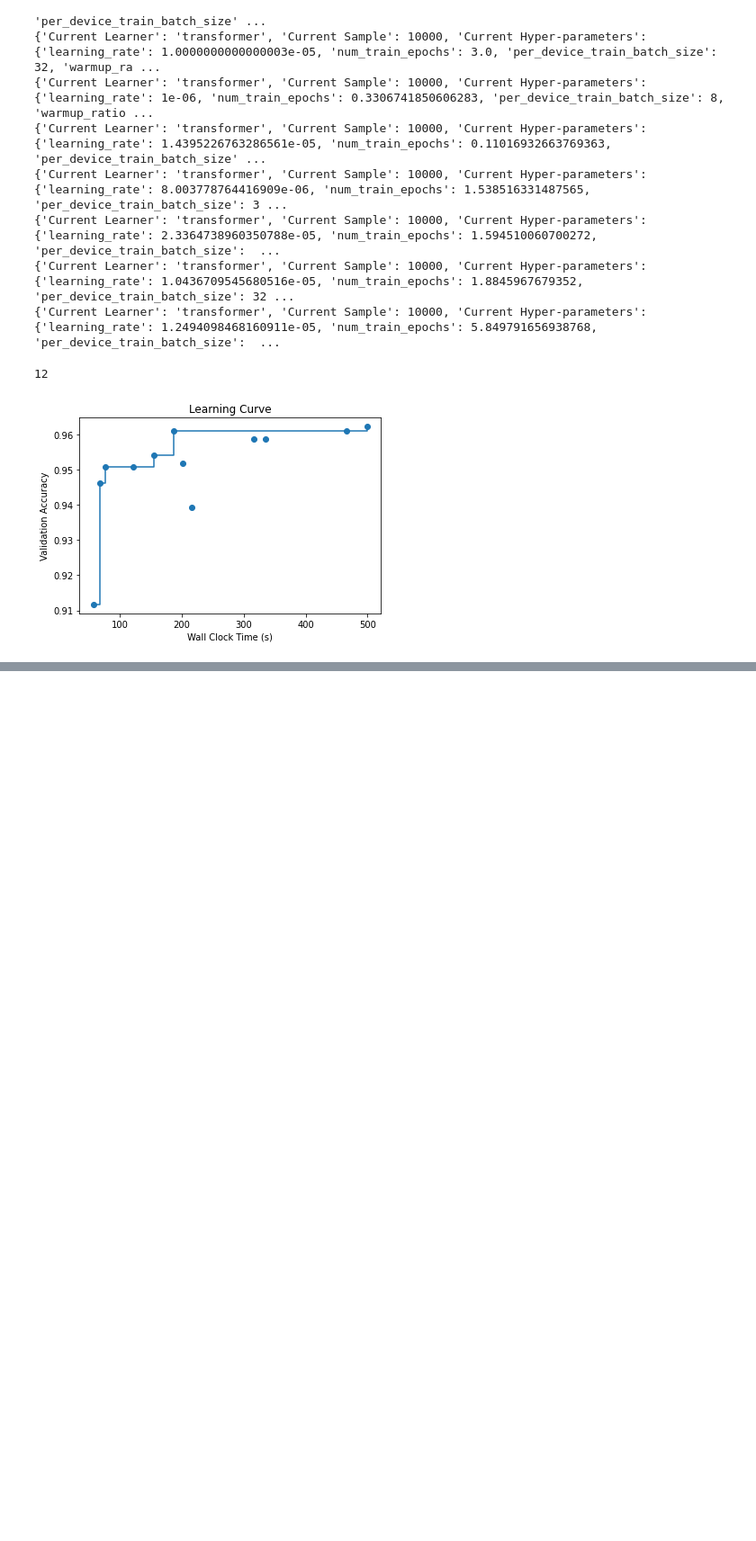
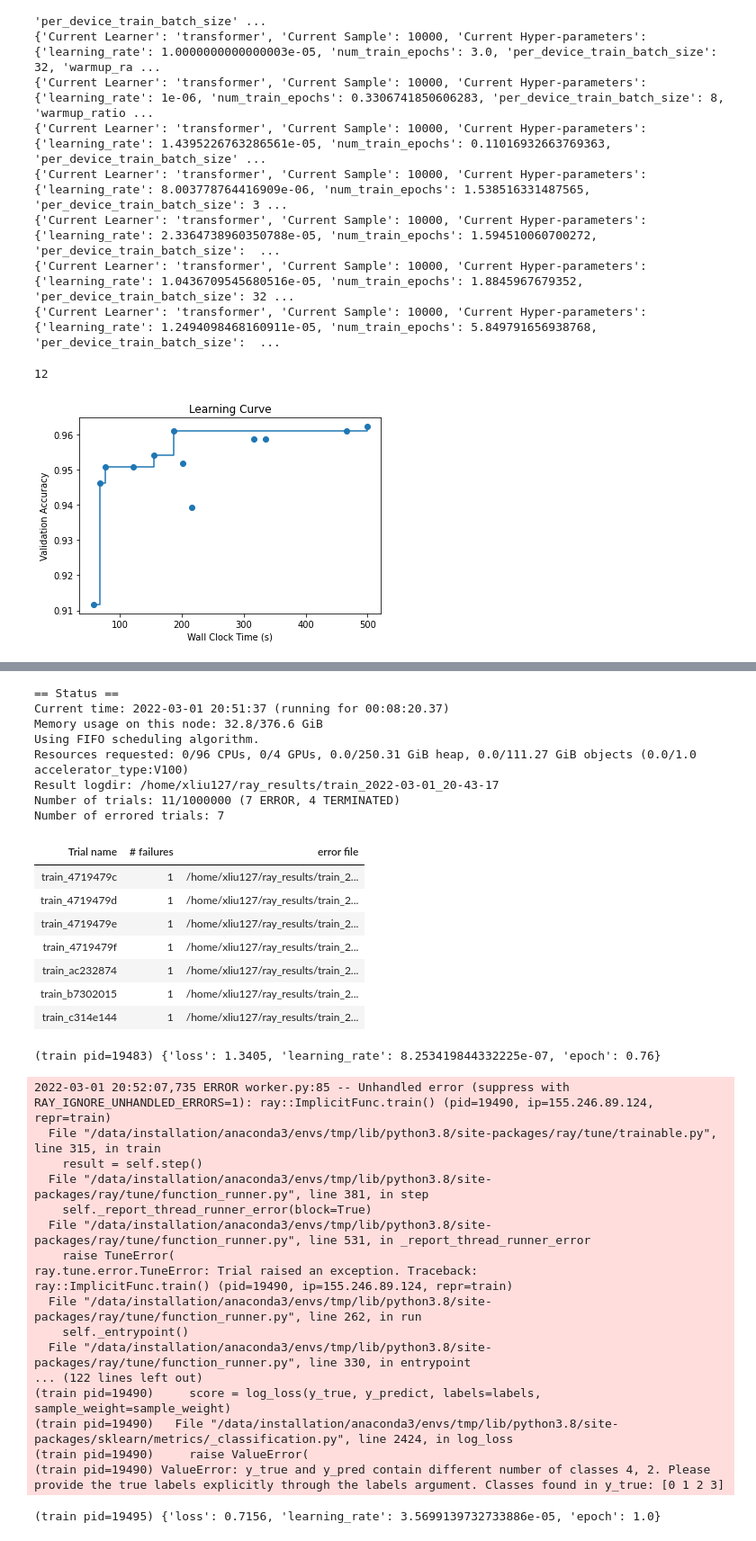
Before and after one commit to microsoft/FLAML, a Jupyter notebook: notebook/automl_nlp.ipynb, the cells around one changed output, grey strips where cells are left out. Shown: that part at 90% size. Cells and saved outputs as stored; diff of their text form; code cells hidden in the pictures; blank space fills up the shorter version.

```diff
--- a/notebook/automl_nlp.ipynb
+++ b/notebook/automl_nlp.ipynb
@@ -49,8 +49,8 @@ The Stanford Sentiment treebank (SST-2) dataset is a dataset for sentiment class
 # %%
 from datasets import load_dataset
 
-train_dataset = load_dataset("glue", "sst2", split="train").to_pandas().iloc[0:10000]
-dev_dataset = load_dataset("glue", "sst2", split="validation").to_pandas().iloc[0:10000]
+train_dataset = load_dataset("glue", "sst2", split="train").to_pandas().iloc[:10000]
+dev_dataset = load_dataset("glue", "sst2", split="validation").to_pandas().iloc[:10000]
 test_dataset = load_dataset("glue", "sst2", split="test").to_pandas()
 # %% [output]
 Reusing dataset glue (/home/xliu127/.cache/huggingface/datasets/glue/sst2/1.0.0/dacbe3125aa31d7f70367a07a8a9e72a5a0bfeb5fc42e75c9db75b96da6053ad)
@@ -266,8 +265,26 @@ For each task, you only have to change the "Load data and preprocess" with the c
 # %%
 from datasets import load_dataset
 
-train_dataset = load_dataset("swag", split="train").to_pandas()
-dev_dataset = load_dataset("swag", split="validation").to_pandas()
-test_dataset = load_dataset("swag", split="test").to_pandas()
+train_dataset = load_dataset("swag", split="train").to_pandas().iloc[:10000]
+dev_dataset = load_dataset("swag", split="validation").to_pandas().iloc[:10000]
+test_dataset = load_dataset("swag", split="test").to_pandas().iloc[:10000]
+
+custom_sent_keys = [
+        "sent1",
+        "sent2",
+        "ending0",
+        "ending1",
+        "ending2",
+        "ending3",
+        "gold-source",
+        "video-id",
+        "startphrase",
+        "fold-ind",
+    ]                                                  # specify the column names of the input sentences
+label_key = "label"                                    # specify the column name of the label
+
+X_train, y_train = train_dataset[custom_sent_keys], train_dataset[label_key]
+X_val, y_val = dev_dataset[custom_sent_keys], dev_dataset[label_key]
+X_test = test_dataset[custom_sent_keys]
 # %% [output]
 No config specified, defaulting to: swag/regular
@@ -283,3 +299,55 @@ train_dataset.head(2)
 |  | video-id | fold-ind | startphrase | sent1 | sent2 | gold-source | ending0 | ending1 | ending2 | ending3 | ... |
 | 0 | anetv_jkn6uvmqwh4 | 3416 | Members of the procession walk do... | Members of the procession walk do... | A drum line | gold | passes by walking down the street... | has heard approaching them. | arrives and they're outside danci... | turns the lead singer watches the... | ... |
 | 1 | anetv_jkn6uvmqwh4 | 3417 | A drum line passes by walking dow... | A drum line passes by walking dow... | Members of the procession | gen | are playing ping pong and celebra... | wait slowly towards the cadets. | continues to play as well along t... | continue to play marching, inters... | ... |
+# %%
+automl_settings = {
+        "time_budget": 500,                 # setting the time budget
+        "task": "multichoice-classification",       # setting the task as multiplechoice-classification
+        "hf_args":
+            {"output_dir": "data/output/",  # setting the output directory
+             "ckpt_per_epoch": 1           # setting the number of checkoints per epoch
+             },
+        "gpu_per_trial": 1,                 # set to 0 if no GPU is available
+        "log_file_name": "seqclass.log",    # set the file to save the log for HPO
+        "log_type": "all",                  # the log type for checkpoints: all if keeping all checkpoints, best if only keeping the best checkpoints                        # the batch size for validation (inference)
+        "use_ray": True,                     # set whether to use Ray
+    }
+
+'''The main flaml automl API'''
+automl.fit(X_train=X_train, y_train=y_train, X_val=X_val, y_val=y_val, **automl_settings)
+# %% [output]
+== Status ==
+Current time: 2022-03-01 20:51:37 (running for 00:08:20.37)
+Memory usage on this node: 32.8/376.6 GiB
+Using FIFO scheduling algorithm.
+Resources requested: 0/96 CPUs, 0/4 GPUs, 0.0/250.31 GiB heap, 0.0/111.27 GiB objects (0.0/1.0 accelerator_type:V100)
+Result logdir: /home/xliu127/ray_results/train_2022-03-01_20-43-17
+Number of trials: 11/1000000 (7 ERROR, 4 TERMINATED)
+Number of errored trials: 7
+| Trial name | # failures | error file |
+| train_4719479c | 1 | /home/xliu127/ray_results/train_2... |
+| train_4719479d | 1 | /home/xliu127/ray_results/train_2... |
+| train_4719479e | 1 | /home/xliu127/ray_results/train_2... |
+| train_4719479f | 1 | /home/xliu127/ray_results/train_2... |
+| train_ac232874 | 1 | /home/xliu127/ray_results/train_2... |
+| train_b7302015 | 1 | /home/xliu127/ray_results/train_2... |
+| train_c314e144 | 1 | /home/xliu127/ray_results/train_2... |
+(train pid=19483) {'loss': 1.3405, 'learning_rate': 8.253419844332225e-07, 'epoch': 0.76}
+2022-03-01 20:52:07,735 ERROR worker.py:85 -- Unhandled error (suppress with RAY_IGNORE_UNHANDLED_ERRORS=1): ray::ImplicitFunc.train() (pid=19490, ip=155.246.89.124, repr=train)
+  File "/data/installation/anaconda3/envs/tmp/lib/python3.8/site-packages/ray/tune/trainable.py", line 315, in train
+    result = self.step()
+  File "/data/installation/anaconda3/envs/tmp/lib/python3.8/site-packages/ray/tune/function_runner.py", line 381, in step
+    self._report_thread_runner_error(block=True)
+  File "/data/installation/anaconda3/envs/tmp/lib/python3.8/site-packages/ray/tune/function_runner.py", line 531, in _report_thread_runner_error
+    raise TuneError(
+ray.tune.error.TuneError: Trial raised an exception. Traceback:
+ray::ImplicitFunc.train() (pid=19490, ip=155.246.89.124, repr=train)
+  File "/data/installation/anaconda3/envs/tmp/lib/python3.8/site-packages/ray/tune/function_runner.py", line 262, in run
+    self._entrypoint()
+  File "/data/installation/anaconda3/envs/tmp/lib/python3.8/site-packages/ray/tune/function_runner.py", line 330, in entrypoint
+... (122 lines left out)
+(train pid=19490)     score = log_loss(y_true, y_predict, labels=labels, sample_weight=sample_weight)
+(train pid=19490)   File "/data/installation/anaconda3/envs/tmp/lib/python3.8/site-packages/sklearn/metrics/_classification.py", line 2424, in log_loss
+(train pid=19490)     raise ValueError(
+(train pid=19490) ValueError: y_true and y_pred contain different number of classes 4, 2. Please provide the true labels explicitly through the labels argument. Classes found in y_true: [0 1 2 3]
+(train pid=19495) {'loss': 0.7156, 'learning_rate': 3.5699139732733886e-05, 'epoch': 1.0}
```
Also changed, not shown: parts of 8 cells of this notebook, 3 other files.
